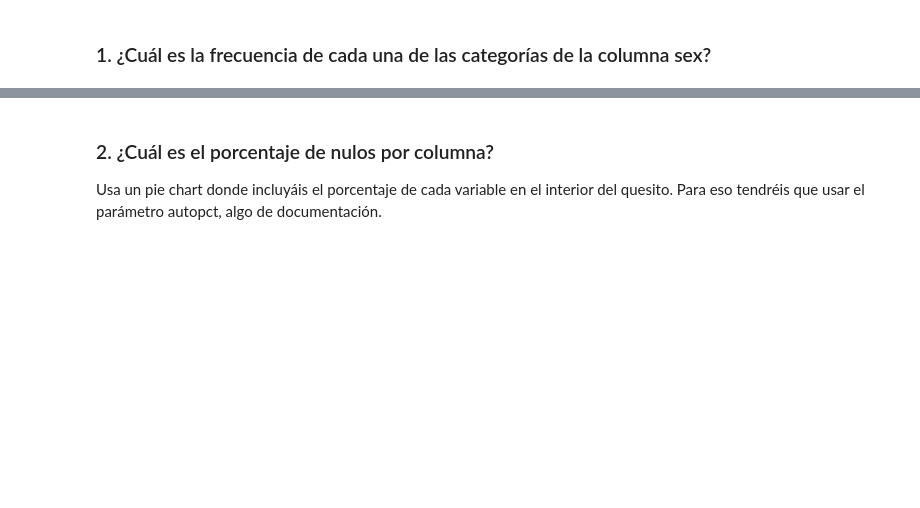
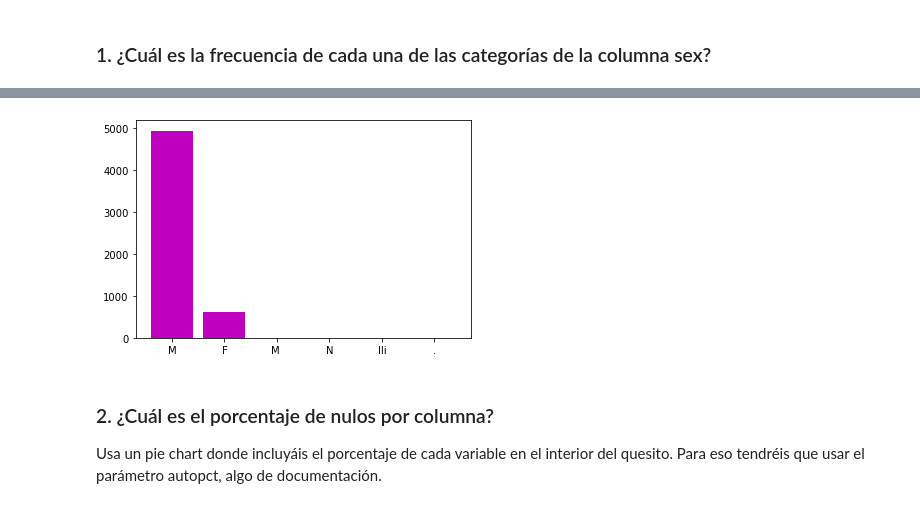
Before and after one commit to Adalab/DA-promo-c-modulo-2-sprint-1-Laura-Pilar, a Jupyter notebook: Visualizacion/Leccion-5-Visualizacion-1/Visualizacion-1-Matpoltlib.ipynb, the cells around one changed output, grey strips where cells are left out. Drawn from its saved outputs; the diff is of its cells as text; code cells hidden in the pictures; blank space fills up the shorter version.

Commit message:
Realización ejercicio visualización 1

```diff
--- a/Visualizacion/Leccion-5-Visualizacion-1/Visualizacion-1-Matpoltlib.ipynb
+++ b/Visualizacion/Leccion-5-Visualizacion-1/Visualizacion-1-Matpoltlib.ipynb
@@ -10,0 +15,3 @@ Tendréis que realizar gráficas para contestar a las siguientes preguntas:
+# %%
+df = pd.read_csv('datos/attacks_pandas3.csv')
+df.head()
@@ -11,2 +25,5 @@ Tendréis que realizar gráficas para contestar a las siguientes preguntas:
 # %% [markdown]
 ### 1. ¿Cuál es la frecuencia de cada una de las categorías de la columna sex?
+# %%
+sex = df['sex_'].value_counts()
+sex
@@ -13,3 +38,12 @@ Tendréis que realizar gráficas para contestar a las siguientes preguntas:
+# %%
+x = sex.values
+y = sex.index
+
+plt.figure()
+plt.bar(y,x, color = 'm')
+plt.show()
+# %% [output]
+[figure, added]
 # %% [markdown]
 ### 2. ¿Cuál es el porcentaje de nulos por columna?
 
```
Also changed, not shown: parts of 18 cells of this notebook, 2 other files.
